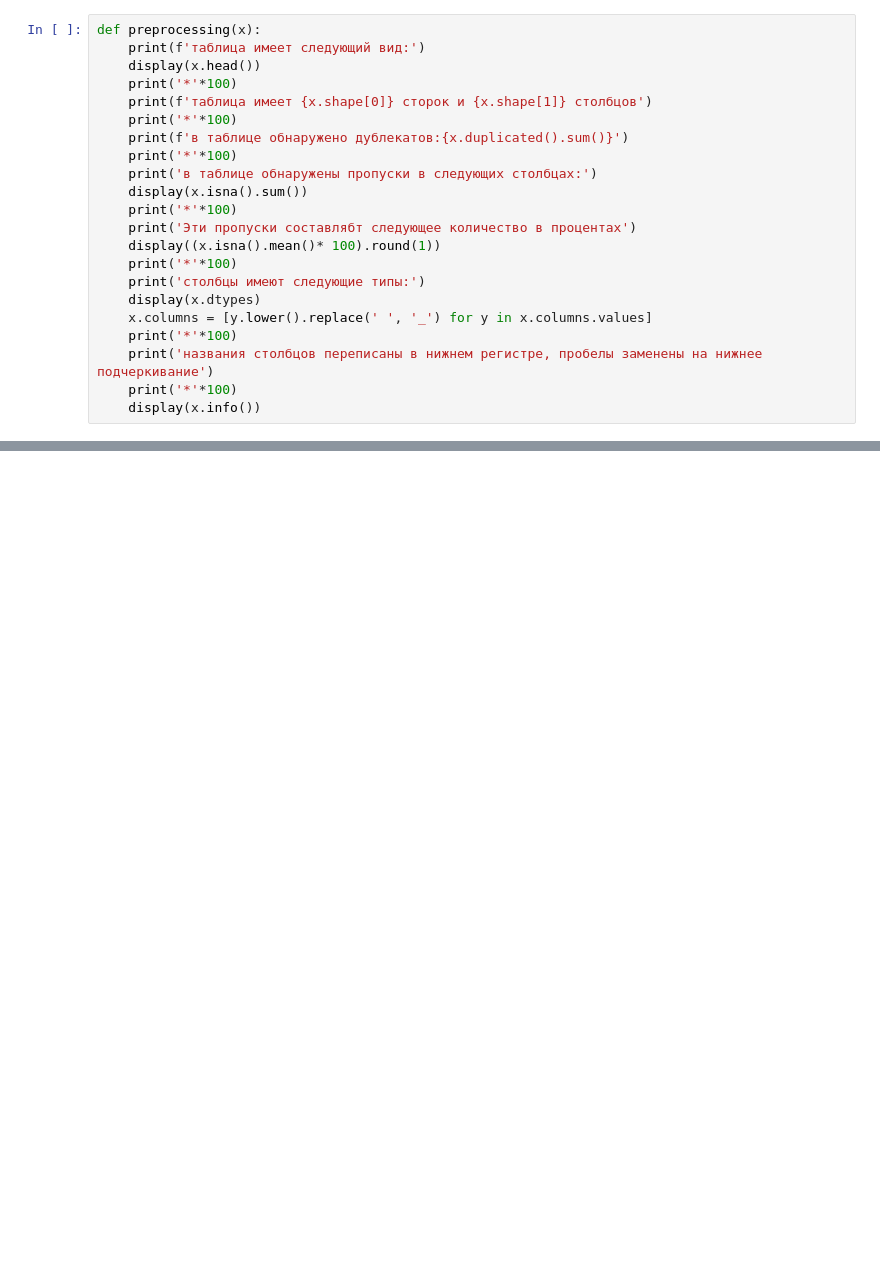
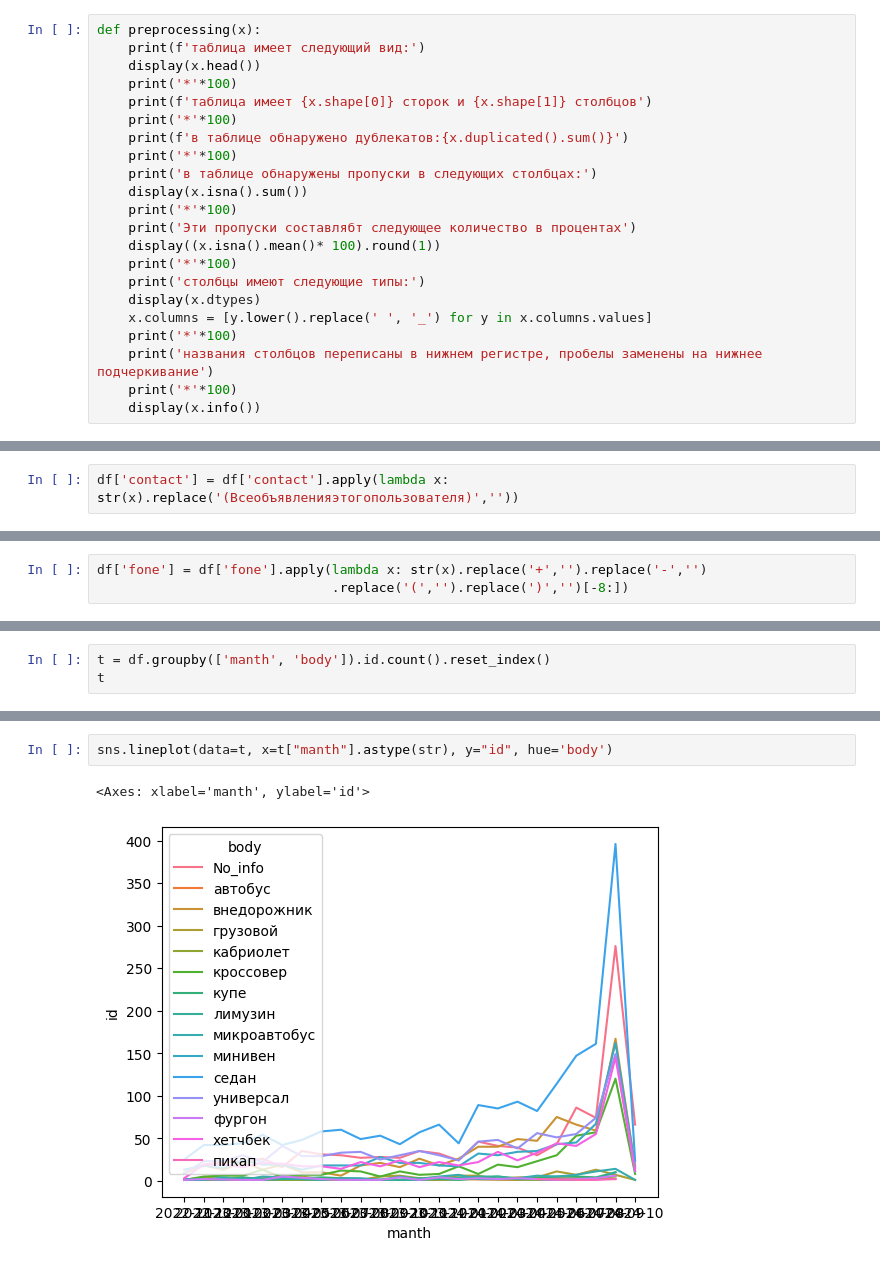
Before and after one commit to APolisakov/parsing, a Jupyter notebook: klakson.ipynb, the cells around one changed output, grey strips where cells are left out. Saved outputs shown, nothing was run; the diff lists cells and outputs as text; blank space fills up the shorter version.

```diff
--- a/klakson.ipynb
+++ b/klakson.ipynb
@@ -290,0 +673,2 @@ element[0].text.split('\n')
+# %%
+df['contact'] = df['contact'].apply(lambda x: str(x).replace('(Всеобъявленияэтогопользователя)',''))
@@ -290,0 +697,3 @@ element[0].text.split('\n')
+# %%
+df['fone'] = df['fone'].apply(lambda x: str(x).replace('+','').replace('-','')
+                              .replace('(','').replace(')','')[-8:])
@@ -290,0 +720,3 @@ element[0].text.split('\n')
+# %%
+t = df.groupby(['manth', 'body']).id.count().reset_index()
+t
@@ -290,0 +741,5 @@ element[0].text.split('\n')
+# %%
+sns.lineplot(data=t, x=t["manth"].astype(str), y="id", hue='body')
+# %% [output]
+<Axes: xlabel='manth', ylabel='id'>
+[figure, added]
```
Also changed, not shown: parts of 129 cells of this notebook, 2 other files.
